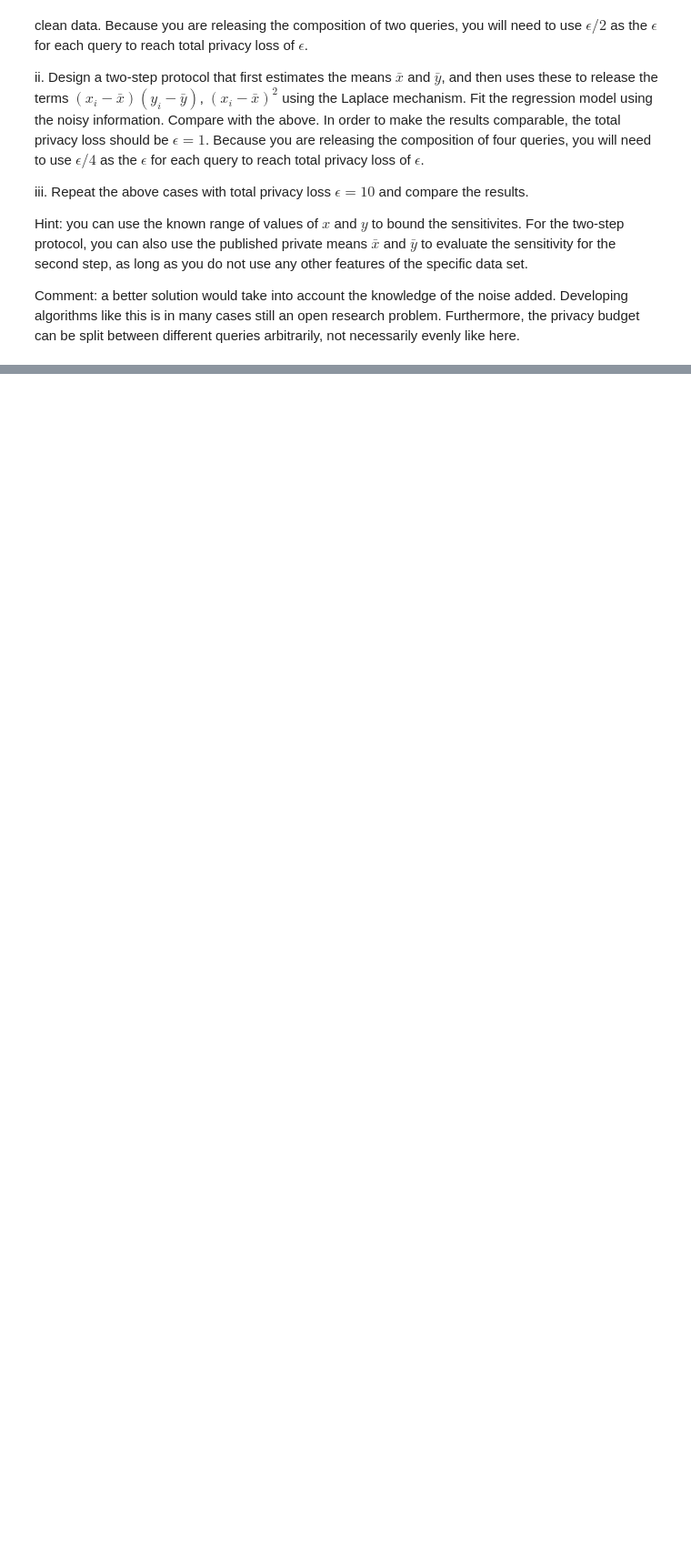
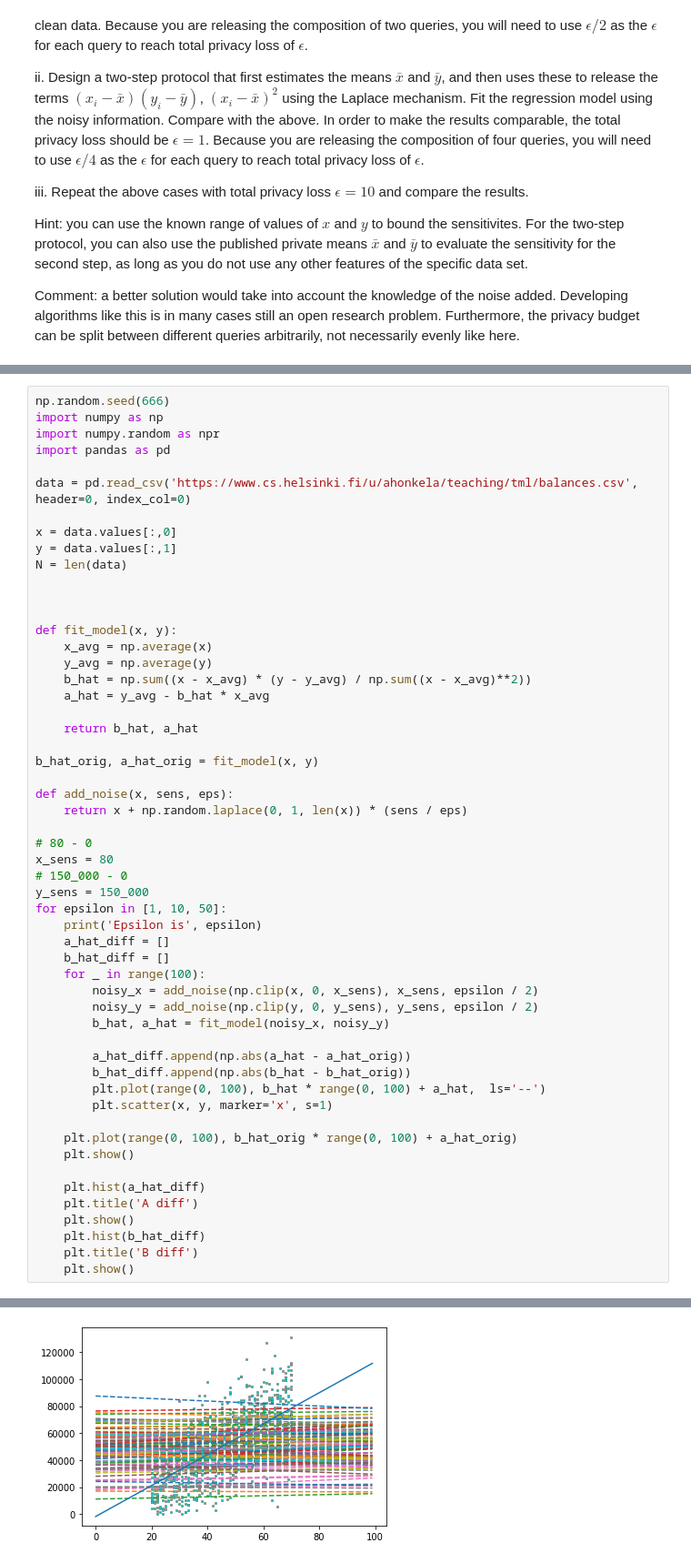
Before and after one commit to Djiffit/TML, a Jupyter notebook: project1.ipynb, the cells around one changed output, grey strips where cells are left out. Shown at 91% size. Drawn from its saved outputs; the diff is of its cells as text; blank space fills up the shorter version.

```diff
--- a/project1.ipynb
+++ b/project1.ipynb
@@ -166,0 +209,55 @@ for i in range(len(a)):
+# %%
+np.random.seed(666)
+import numpy as np
+import numpy.random as npr
+import pandas as pd
+
+data = pd.read_csv('https://www.cs.helsinki.fi/u/ahonkela/teaching/tml/balances.csv', header=0, index_col=0)
+
+x = data.values[:,0]
+y = data.values[:,1]
+N = len(data)
+
+
+
+def fit_model(x, y):
+    x_avg = np.average(x)
+    y_avg = np.average(y)
+    b_hat = np.sum((x - x_avg) * (y - y_avg) / np.sum((x - x_avg)**2))
+    a_hat = y_avg - b_hat * x_avg
+
+    return b_hat, a_hat
+
+b_hat_orig, a_hat_orig = fit_model(x, y)
+
+def add_noise(x, sens, eps):
+    return x + np.random.laplace(0, 1, len(x)) * (sens / eps)
+
+# 80 - 0
+x_sens = 80
+# 150_000 - 0
+y_sens = 150_000
+for epsilon in [1, 10, 50]:
+    print('Epsilon is', epsilon)
+    a_hat_diff = []
+    b_hat_diff = []
+    for _ in range(100):
+        noisy_x = add_noise(np.clip(x, 0, x_sens), x_sens, epsilon / 2)
+        noisy_y = add_noise(np.clip(y, 0, y_sens), y_sens, epsilon / 2)
+        b_hat, a_hat = fit_model(noisy_x, noisy_y)
+
+        a_hat_diff.append(np.abs(a_hat - a_hat_orig))
+        b_hat_diff.append(np.abs(b_hat - b_hat_orig))
+        plt.plot(range(0, 100), b_hat * range(0, 100) + a_hat,  ls='--')
+        plt.scatter(x, y, marker='x', s=1)
+
+    plt.plot(range(0, 100), b_hat_orig * range(0, 100) + a_hat_orig)
+    plt.show()
+
+    plt.hist(a_hat_diff)
+    plt.title('A diff')
+    plt.show()
+    plt.hist(b_hat_diff)
+    plt.title('B diff')
+    plt.show()
+# %% [output]
@@ -166,0 +265 @@ for i in range(len(a)):
+[figure, added]
```
Also changed, not shown: parts of 9 cells of this notebook.
